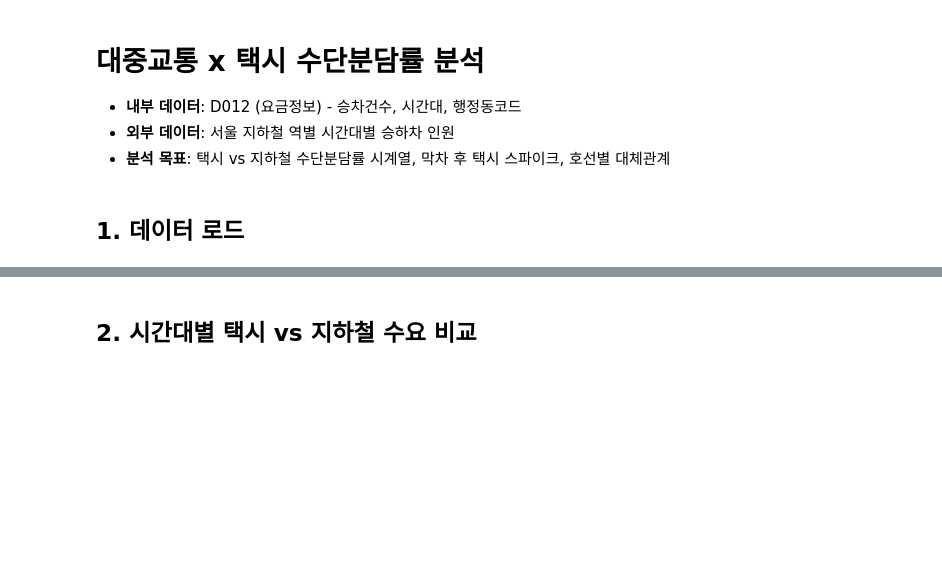
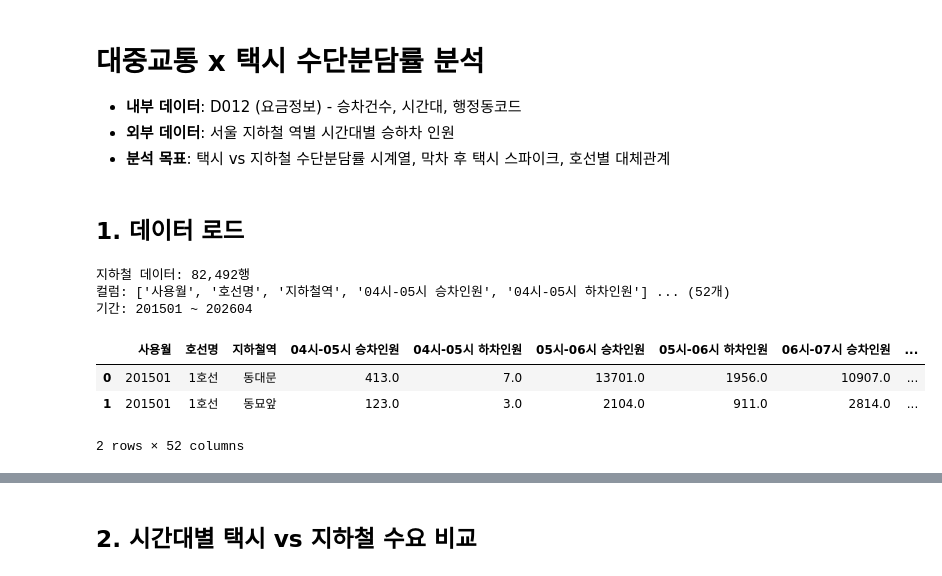
Before and after one commit to Gyuhyeon-Eom/tmoney, a Jupyter notebook: 02_transit_mode_share.ipynb, the cells around one changed output, grey strips where cells are left out. Saved outputs shown, nothing was run; the diff lists cells and outputs as text; code cells hidden in the pictures; blank space fills up the shorter version.

```diff
--- a/02_transit_mode_share.ipynb
+++ b/02_transit_mode_share.ipynb
@@ -19,15 +19,23 @@ plt.rcParams['figure.dpi'] = 100
 ## 1. 데이터 로드
 # %%
 # === 경로 설정 ===
-D012_PATH = '../DC_TBYXD012.csv'
-SUBWAY_PATH = '../external_data/transit/seoul_subway_hourly_ridership_all.csv'
+D012_PATH = r"D:\coding-assistant\tmoney\tmoney\DC_TBYXD012.csv"
+SUBWAY_PATH = r"D:\coding-assistant\tmoney\tmoney\external_data\transit\seoul_subway_hourly_ridership_all.csv"
 
 # 지하철 데이터 로드
 subway = pd.read_csv(SUBWAY_PATH, encoding='utf-8-sig')
 print(f"지하철 데이터: {len(subway):,}행")
 print(f"컬럼: {list(subway.columns[:5])} ... ({len(subway.columns)}개)")
 print(f"기간: {subway['사용월'].min()} ~ {subway['사용월'].max()}")
 subway.head(2)
+# %% [output]
+지하철 데이터: 82,492행
+컬럼: ['사용월', '호선명', '지하철역', '04시-05시 승차인원', '04시-05시 하차인원'] ... (52개)
+기간: 201501 ~ 202604
+|  | 사용월 | 호선명 | 지하철역 | 04시-05시 승차인원 | 04시-05시 하차인원 | 05시-06시 승차인원 | 05시-06시 하차인원 | 06시-07시 승차인원 | ... |
+| 0 | 201501 | 1호선 | 동대문 | 413.0 | 7.0 | 13701.0 | 1956.0 | 10907.0 | ... |
+| 1 | 201501 | 1호선 | 동묘앞 | 123.0 | 3.0 | 2104.0 | 911.0 | 2814.0 | ... |
+2 rows × 52 columns
 # %%
 # 지하철 데이터를 시간대별 long format으로 변환
 hours_cols = []
```
Also changed, not shown: parts of 10 cells of this notebook, 2 other files.
